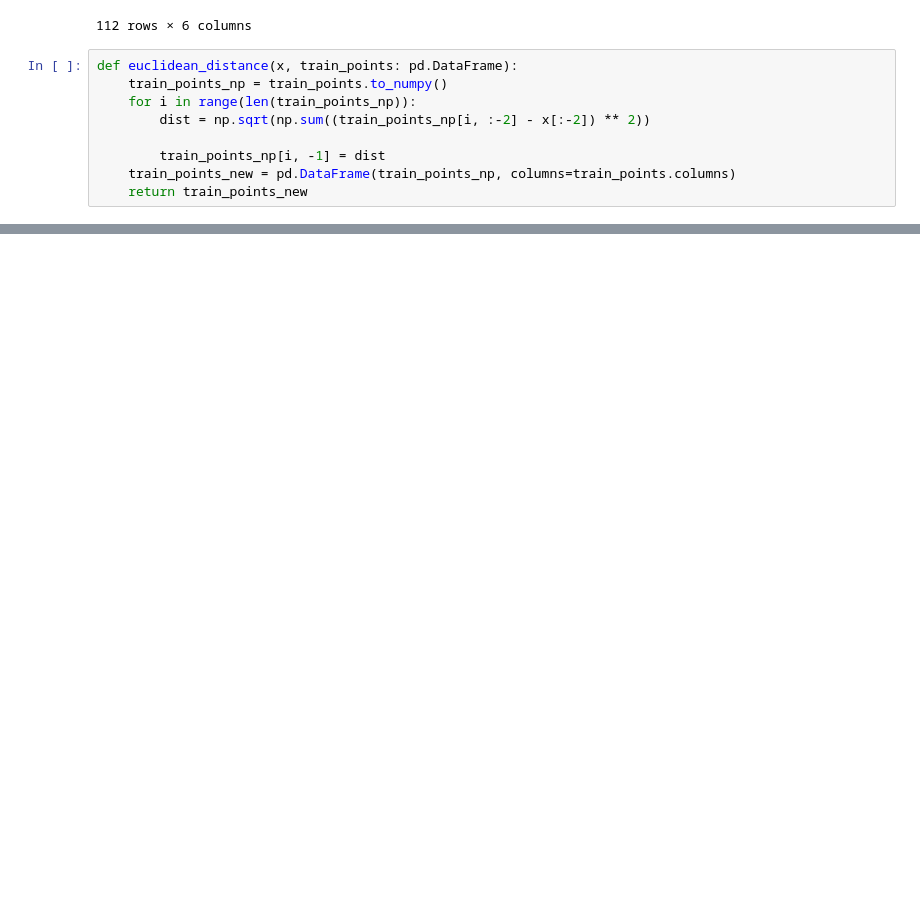
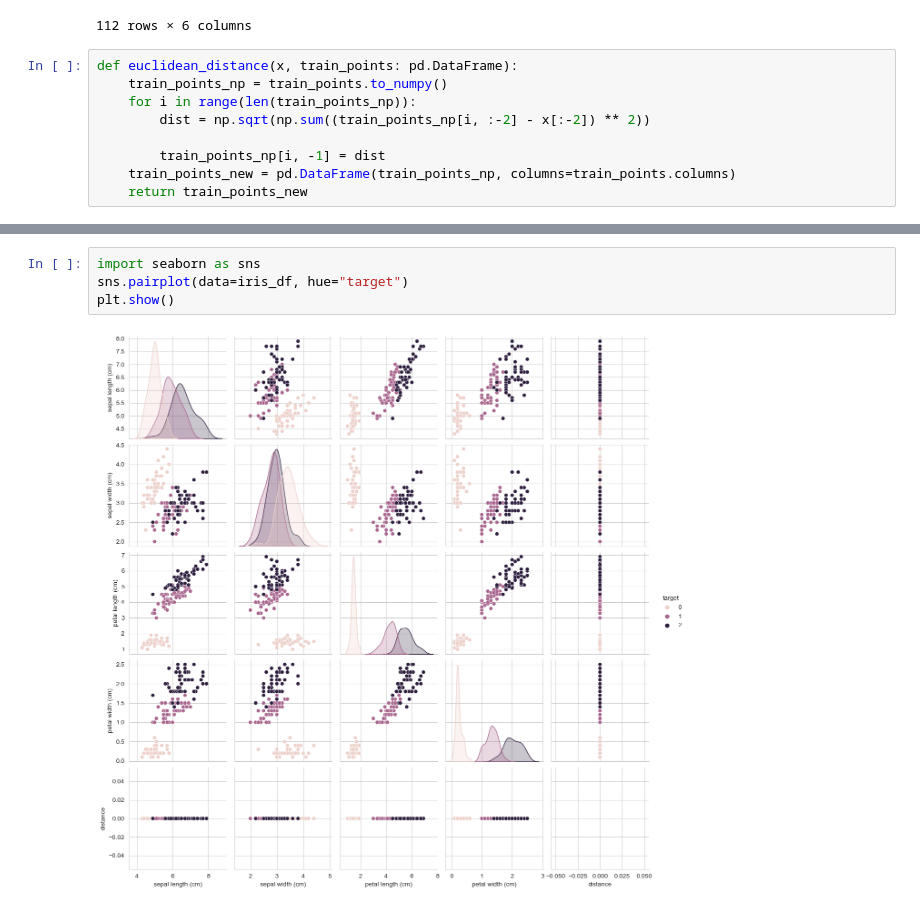
Before and after one commit to ramnareeesh/ml-playgrounds, a Jupyter notebook: Machine Learning Lab/Lab-7-KNN_from_scratch.ipynb, the cells around one changed output, grey strips where cells are left out. Saved outputs shown, nothing was run; the diff lists cells and outputs as text; blank space fills up the shorter version.

Commit message:
visualisation added

```diff
--- a/Machine Learning Lab/Lab-7-KNN_from_scratch.ipynb
+++ b/Machine Learning Lab/Lab-7-KNN_from_scratch.ipynb
@@ -96,0 +97,6 @@ trained_k
+# %%
+import seaborn as sns
+sns.pairplot(data=iris_df, hue="target")
+plt.show()
+# %% [output]
+[figure, added]
```
Also changed, not shown: parts of 3 cells of this notebook.
